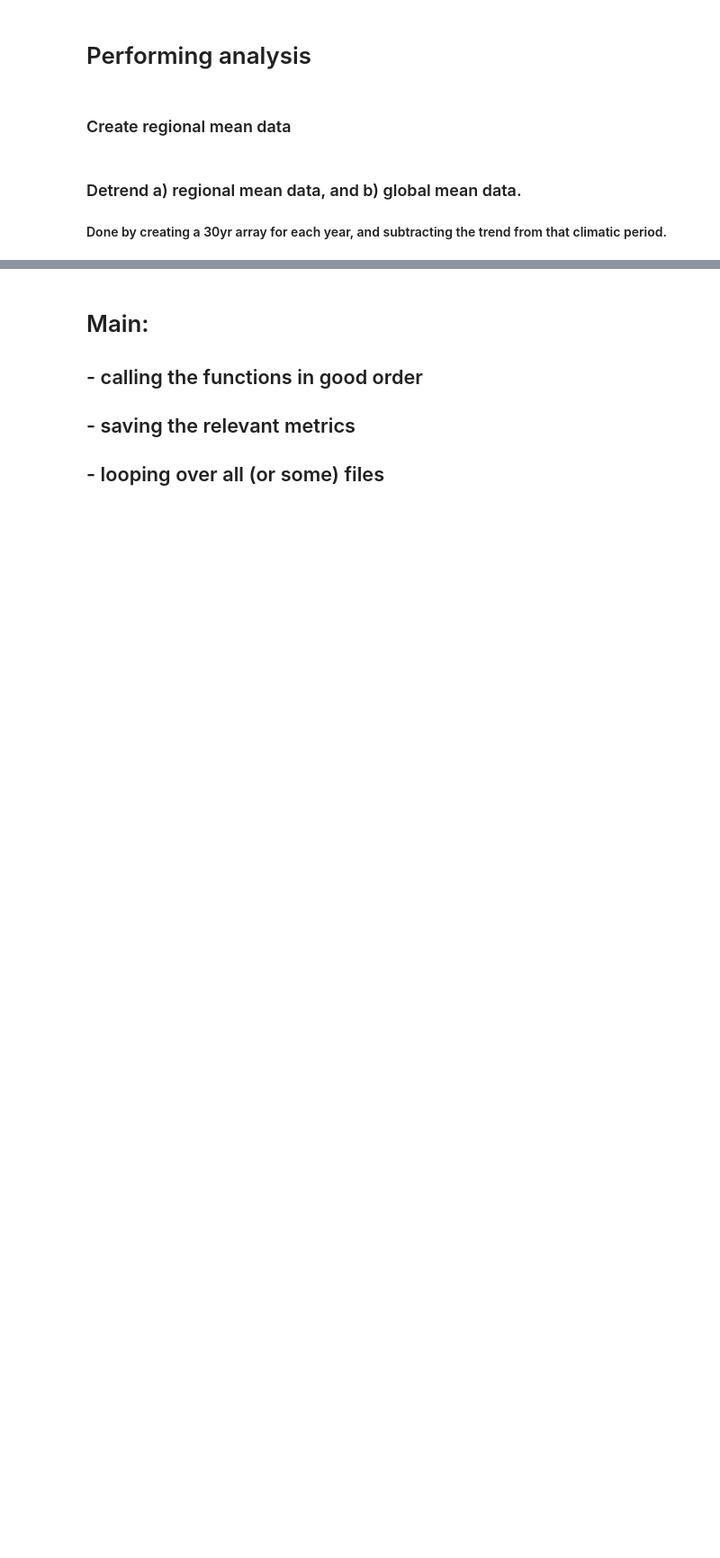
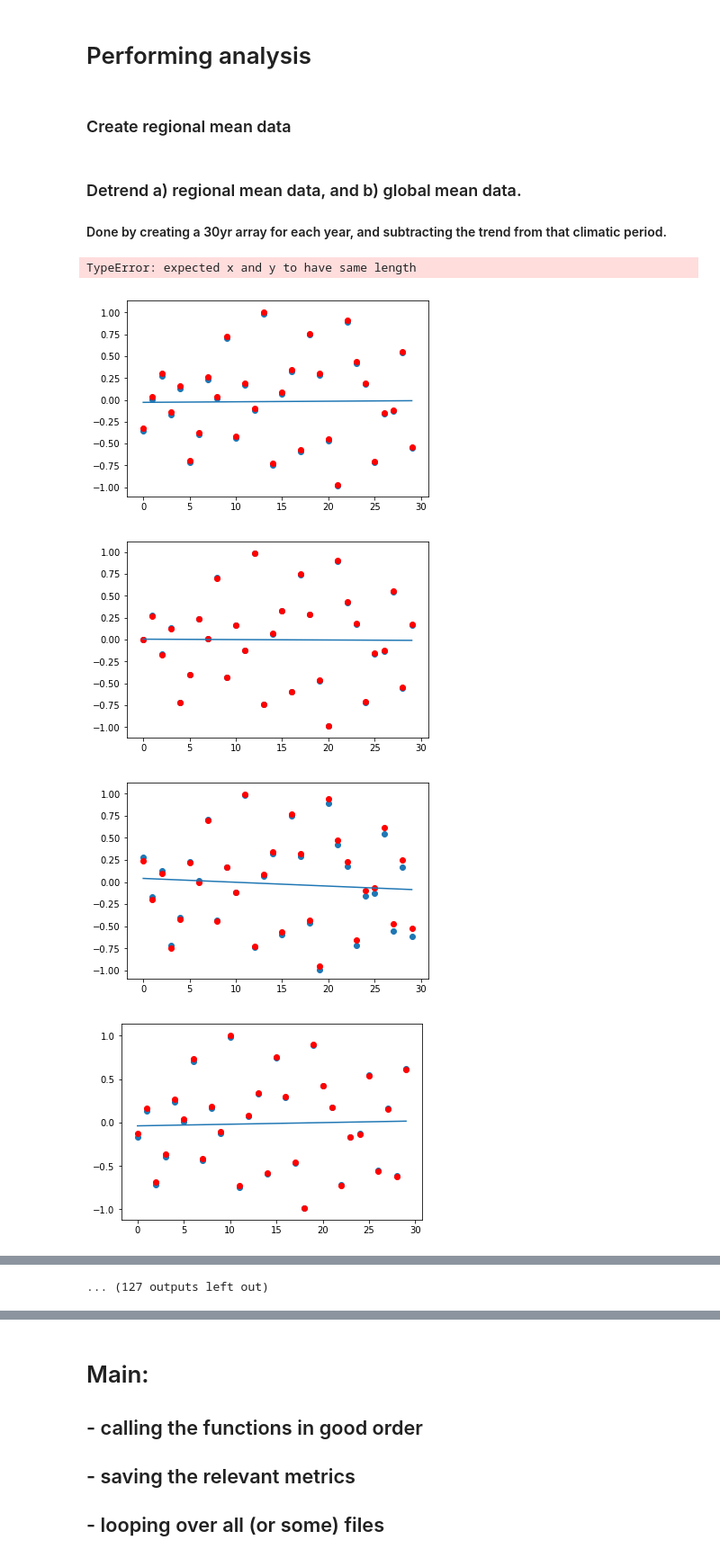
Before and after one commit to jkikstra/climvar, a Jupyter notebook: IlyasPastVariability.ipynb, the cells around one changed output, grey strips where cells are left out. Shown at 90% size. Saved outputs shown, nothing was run; the diff lists cells and outputs as text; code cells hidden in the pictures; blank space fills up the shorter version.

```diff
--- a/IlyasPastVariability.ipynb
+++ b/IlyasPastVariability.ipynb
@@ -206,64 +247,89 @@ regional_data = do_regional_data(t_anom)
 def detrend_data_and_climatic_data(regional_data):
 
     # create variable to store processed data:
-    regional_data_detrended = np.zeros((numregions, numyears_data, climateperiod)) # for storing detrended weighted mean temperature (per year and per region)
-    regional_clim_data = np.zeros((numregions, numyears_data))
+    regional_data_detrended = np.zeros((numregions, numyears_data, climateperiod)) # for storing detrended annual weighted mean temperature (with full climatic period data) (per year and per region)
+    regional_data_notdetrended = np.zeros((numregions, numyears_data, climateperiod)) # for find_uncertainty()
+    regional_clim_data = np.zeros((numregions, numyears_data)) # for storing non-detrended climatic data
+    regional_clim_data_detrended = np.zeros((numregions, numyears_data)) # for find_uncertainty()
 
-    # regional detrending - take linear trend for every 30yr climatic period
+    # regional detrending
 ## check ceil and floor....
     for c in range(numregions):
         for k in range(numyears_data):
-            if k < math.floor(climateperiod/2): # first set of detrended regional data will be filled with nan.
+            # first half period of detrended and climatic regional data will be filled with nan.
+            if k < math.floor(climateperiod/2):
                 regional_data_detrended[c][k] = np.nan
                 regional_clim_data[c][k] = np.nan
+            # last half period of detrended and climatic regional data will be filled with nan.
             elif k >= (numyears_data - math.ceil(climateperiod/2)):
                 regional_data_detrended[c][k] = np.nan
                 regional_clim_data[c][k] = np.nan
             else:
+                # take linear trend for every 30yr climatic period
                 # do (linear=1) fitting on the selected data [x,y,orderpolynomial]:
                 selecteddatawindow = np.squeeze(regional_data[c, (k-math.floor(climateperiod/2)):(k+math.ceil(climateperiod/2))])
                 fit = np.polyfit(list(range(climateperiod)), selecteddatawindow, 1)
                 f = np.poly1d(fit)
 
                 # subtract fit from regional_data and put that into regional_data_detrended
+                plt.figure()
+                plt.plot(list(range(climateperiod)), f(list(range(climateperiod))))
+                plt.scatter(list(range(climateperiod)), selecteddatawindow)
+                plt.scatter(list(range(climateperiod)), selecteddatawindow - f(list(range(climateperiod))), c='r')
+
                 regional_data_detrended[c][k][:] = selecteddatawindow - f(list(range(climateperiod)))
+                regional_data_notdetrended[c][k][:] = selecteddatawindow
 
                 # save climatic data
                 regional_clim_data[c][k] = np.mean(selecteddatawindow)
+                regional_clim_data_detrended[c][k] = np.mean(selecteddatawindow - f(list(range(climateperiod))))
 
 
 
 
-    # global detrending - take linear trend for every 30yr climatic period
+
+    # global detrending
+    # create variable to store processed data:
+    global_data_detrended = np.zeros((numyears_data, climateperiod))
+    global_clim_data = np.zeros(numyears_data)
+
+    # create the mean temperature for the globe (GMT) for every year.
     t_anom_mean = np.zeros(numyears_data)
     for k in range(numyears_data):
         t_anom_mean[k] = np.mean(t_anom[k])
 
-    # create variable to store processed data:
-    global_data_detrended = np.zeros((numyears_data, climateperiod))
-    global_clim_data = np.zeros(numyears_data)
+
     for k in range(numyears_data):
+        # first half period of detrended and climatic regional data will be filled with nan.
         if k < math.floor(climateperiod/2):
             global_data_detrended[k] = np.nan
             global_clim_data[k] = np.nan
+        # last half period of detrended and climatic regional data will be filled with nan.
         elif k >= (numyears_data - math.ceil(climateperiod/2)):
             global_data_detrended[k] = np.nan
             global_clim_data[k] = np.nan
         else:
+            # take linear trend for every 30yr climatic period
             selecteddatawindow = np.squeeze(t_anom_mean[(k-math.floor(climateperiod/2)):(k+math.ceil(climateperiod/2))])
             fit = np.polyfit(list(range(climateperiod)), selecteddatawindow, 1)
             f = np.poly1d(fit)
 
             # subtract fit from global_data and put that into global_data_detrended
             global_data_detrended[k][:] = selecteddatawindow - f(list(range(climateperiod)))
 
             # save climatic data
             global_clim_data[k] = np.mean(selecteddatawindow)
 
 
 
 
-    return regional_data_detrended, global_data_detrended, regional_clim_data, global_clim_data
+    return regional_data_detrended, global_data_detrended, regional_clim_data, global_clim_data, regional_data_notdetrended, regional_clim_data_detrended
 
 
-regional_data_detrended, global_data_detrended, regional_clim_data, global_clim_data = detrend_data_and_climatic_data(regional_data)
+regional_data_detrended, global_data_detrended, regional_clim_data, global_clim_data, regional_data_notdetrended, regional_clim_data_detrended = detrend_data_and_climatic_data(regional_data)
+# %% [output]
+TypeError: expected x and y to have same length
+[figure, added]
+[figure, added]
+[figure, added]
+[figure, added]
@@ -269,0 +343 @@ regional_data_detrended, global_data_detrended, regional_clim_data, global_clim_
+... (127 outputs left out)
```
Also changed, not shown: parts of 26 cells of this notebook.
